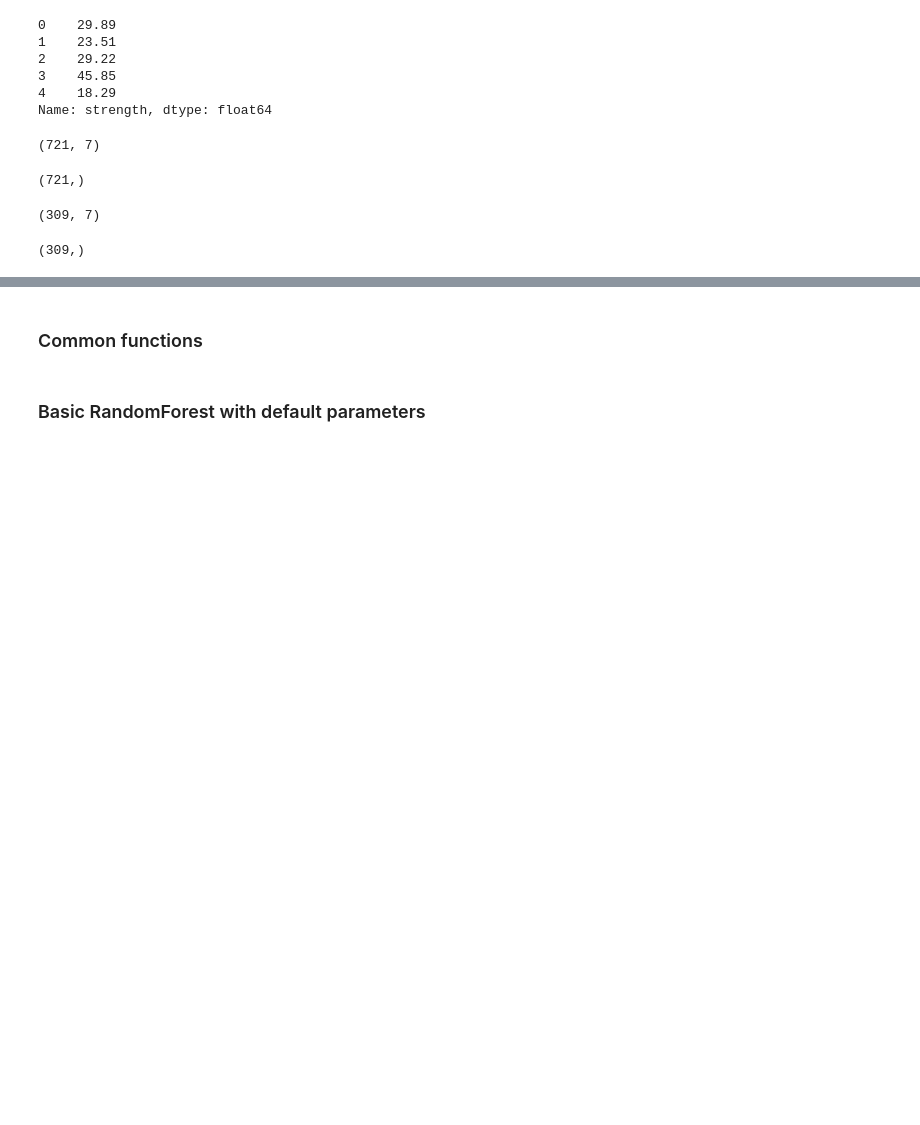
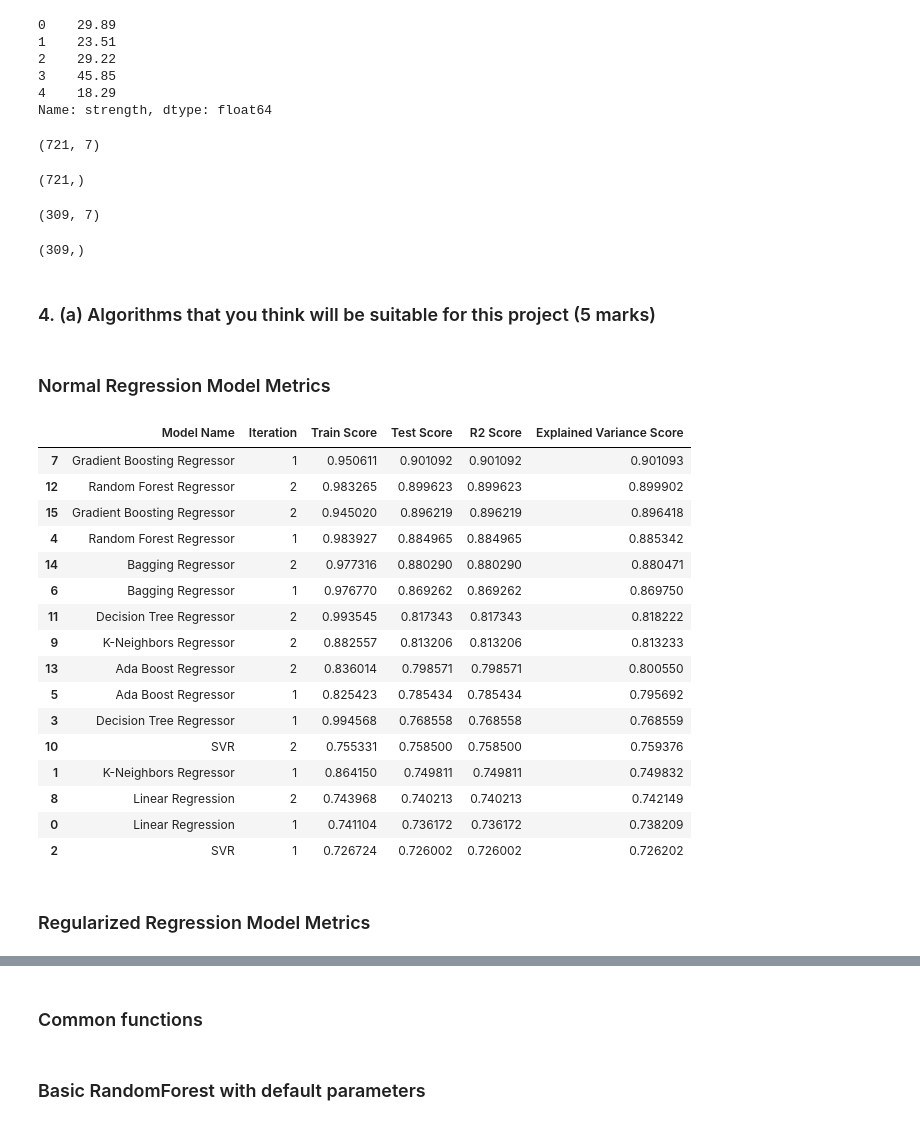
Before and after one commit to naveen-pete/ai-ml-study, a Jupyter notebook: pgp-projects/05-fmst/fmt-project-naveen-pete.ipynb, the cells around one changed output, grey strips where cells are left out. Cells and saved outputs as stored; diff of their text form; code cells hidden in the pictures; blank space fills up the shorter version.

Commit message:
commit updated project into the repo

```diff
--- a/pgp-projects/05-fmst/fmt-project-naveen-pete.ipynb
+++ b/pgp-projects/05-fmst/fmt-project-naveen-pete.ipynb
@@ -1015,3 +785,0 @@ plot_bar_graph('Coefficient', 'Feature', sorted_lr_coef_df, 'Feature Coefficient
-# %%
-ridge_model = Ridge(alpha=0.1)
-split_scale_train_predict_score('Ridge - Itr 2', ridge_model, X, y, model_metrics)
@@ -1044,3 +785,0 @@ plot_bar_graph('Coefficient', 'Feature', sorted_ridge_coef_df, 'Feature Coeffici
-# %%
-lasso_model = Lasso(alpha=0.01)
-split_scale_train_predict_score('Lasso - Itr 2', lasso_model, X, y, model_metrics)
@@ -1115,0 +786,3 @@ plot_bar_graph('Feature', 'Coefficient', melted_coef_df, 'Feature Coefficients',
+# %%
+models = build_models(2)
+itr_2_metrics = run_models(models, X, y)
@@ -1115,0 +798,3 @@ plot_bar_graph('Feature', 'Coefficient', melted_coef_df, 'Feature Coefficients',
+# %%
+itr_2_metrics_df, sorted_itr_2_metrics_df = create_and_sort_df(itr_2_metrics, 'Test Score')
+sorted_itr_2_metrics_df
@@ -1685,3 +1284,30 @@ X_test.shape
 y_test.shape
 # %% [output]
 (309,)
+# %% [markdown]
+### 4. (a) Algorithms that you think will be suitable for this project (5 marks)
+# %% [markdown]
+### Normal Regression Model Metrics
+# %%
+model_metrics_df = pd.concat([itr_1_metrics_df, itr_2_metrics_df], ignore_index=True)
+model_metrics_df.sort_values(by='Test Score', ascending=False)
+# %% [output]
+|  | Model Name | Iteration | Train Score | Test Score | R2 Score | Explained Variance Score |
+| 7 | Gradient Boosting Regressor | 1 | 0.950611 | 0.901092 | 0.901092 | 0.901093 |
+| 12 | Random Forest Regressor | 2 | 0.983265 | 0.899623 | 0.899623 | 0.899902 |
+| 15 | Gradient Boosting Regressor | 2 | 0.945020 | 0.896219 | 0.896219 | 0.896418 |
+| 4 | Random Forest Regressor | 1 | 0.983927 | 0.884965 | 0.884965 | 0.885342 |
+| 14 | Bagging Regressor | 2 | 0.977316 | 0.880290 | 0.880290 | 0.880471 |
+| 6 | Bagging Regressor | 1 | 0.976770 | 0.869262 | 0.869262 | 0.869750 |
+| 11 | Decision Tree Regressor | 2 | 0.993545 | 0.817343 | 0.817343 | 0.818222 |
+| 9 | K-Neighbors Regressor | 2 | 0.882557 | 0.813206 | 0.813206 | 0.813233 |
+| 13 | Ada Boost Regressor | 2 | 0.836014 | 0.798571 | 0.798571 | 0.800550 |
+| 5 | Ada Boost Regressor | 1 | 0.825423 | 0.785434 | 0.785434 | 0.795692 |
+| 3 | Decision Tree Regressor | 1 | 0.994568 | 0.768558 | 0.768558 | 0.768559 |
+| 10 | SVR | 2 | 0.755331 | 0.758500 | 0.758500 | 0.759376 |
+| 1 | K-Neighbors Regressor | 1 | 0.864150 | 0.749811 | 0.749811 | 0.749832 |
+| 8 | Linear Regression | 2 | 0.743968 | 0.740213 | 0.740213 | 0.742149 |
+| 0 | Linear Regression | 1 | 0.741104 | 0.736172 | 0.736172 | 0.738209 |
+| 2 | SVR | 1 | 0.726724 | 0.726002 | 0.726002 | 0.726202 |
+# %% [markdown]
+### Regularized Regression Model Metrics
```
Also changed, not shown: parts of 128 cells of this notebook, 1 other file.
